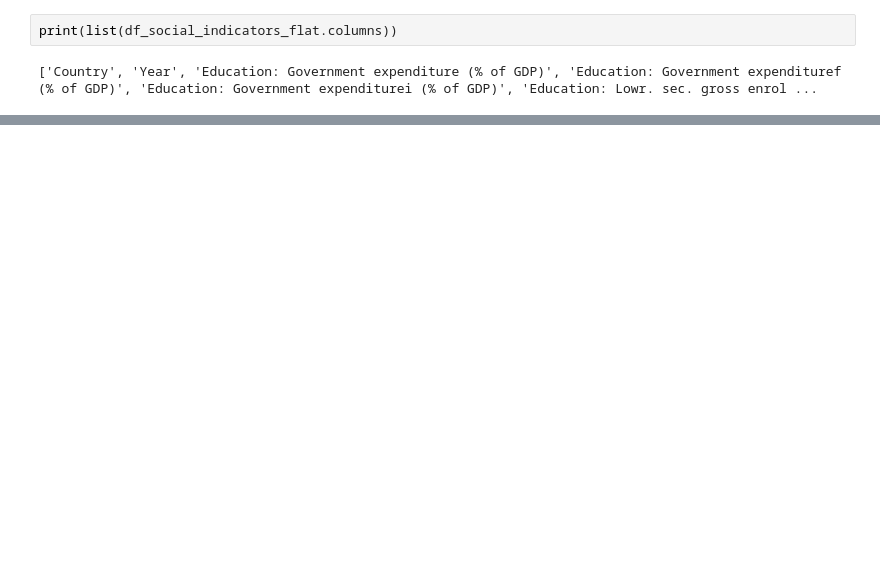
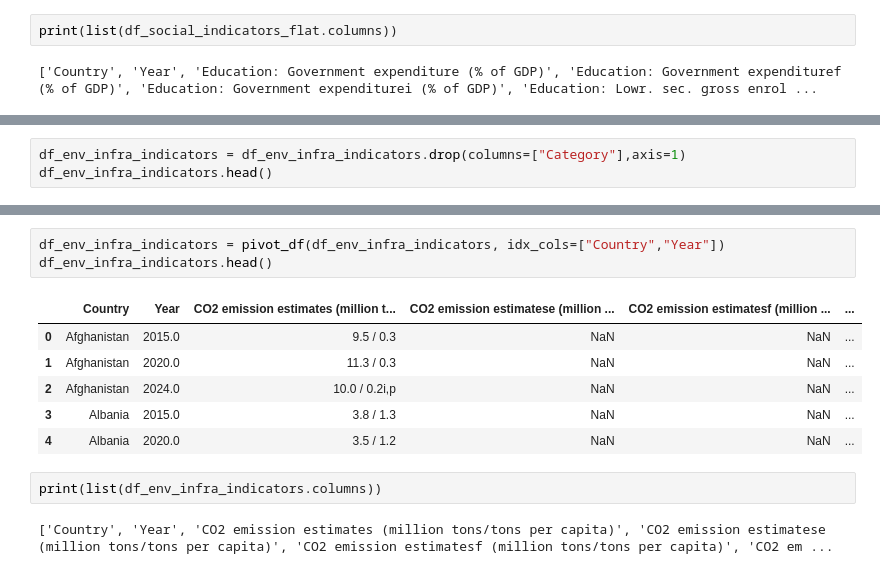
Before and after one commit to Kenji721/UN_data_Analysis, a Jupyter notebook: raw_data_exploration.ipynb, the cells around one changed output, grey strips where cells are left out. Saved outputs shown, nothing was run; the diff lists cells and outputs as text; blank space fills up the shorter version.

```diff
--- a/raw_data_exploration.ipynb
+++ b/raw_data_exploration.ipynb
@@ -576,0 +612,3 @@ df_social_indicators_flat.head()
+# %%
+df_env_infra_indicators = df_env_infra_indicators.drop(columns=["Category"],axis=1)
+df_env_infra_indicators.head()
@@ -576,0 +622,14 @@ df_social_indicators_flat.head()
+# %%
+df_env_infra_indicators = pivot_df(df_env_infra_indicators, idx_cols=["Country","Year"])
+df_env_infra_indicators.head()
+# %% [output]
+|  | Country | Year | CO2 emission estimates (million t... | CO2 emission estimatese (million ... | CO2 emission estimatesf (million ... | ... |
+| 0 | Afghanistan | 2015.0 | 9.5 / 0.3 | NaN | NaN | ... |
+| 1 | Afghanistan | 2020.0 | 11.3 / 0.3 | NaN | NaN | ... |
+| 2 | Afghanistan | 2024.0 | 10.0 / 0.2i,p | NaN | NaN | ... |
+| 3 | Albania | 2015.0 | 3.8 / 1.3 | NaN | NaN | ... |
+| 4 | Albania | 2020.0 | 3.5 / 1.2 | NaN | NaN | ... |
+# %%
+print(list(df_env_infra_indicators.columns))
+# %% [output]
+['Country', 'Year', 'CO2 emission estimates (million tons/tons per capita)', 'CO2 emission estimatese (million tons/tons per capita)', 'CO2 emission estimatesf (million tons/tons per capita)', 'CO2 em ...
```
Also changed, not shown: parts of 12 cells of this notebook.
